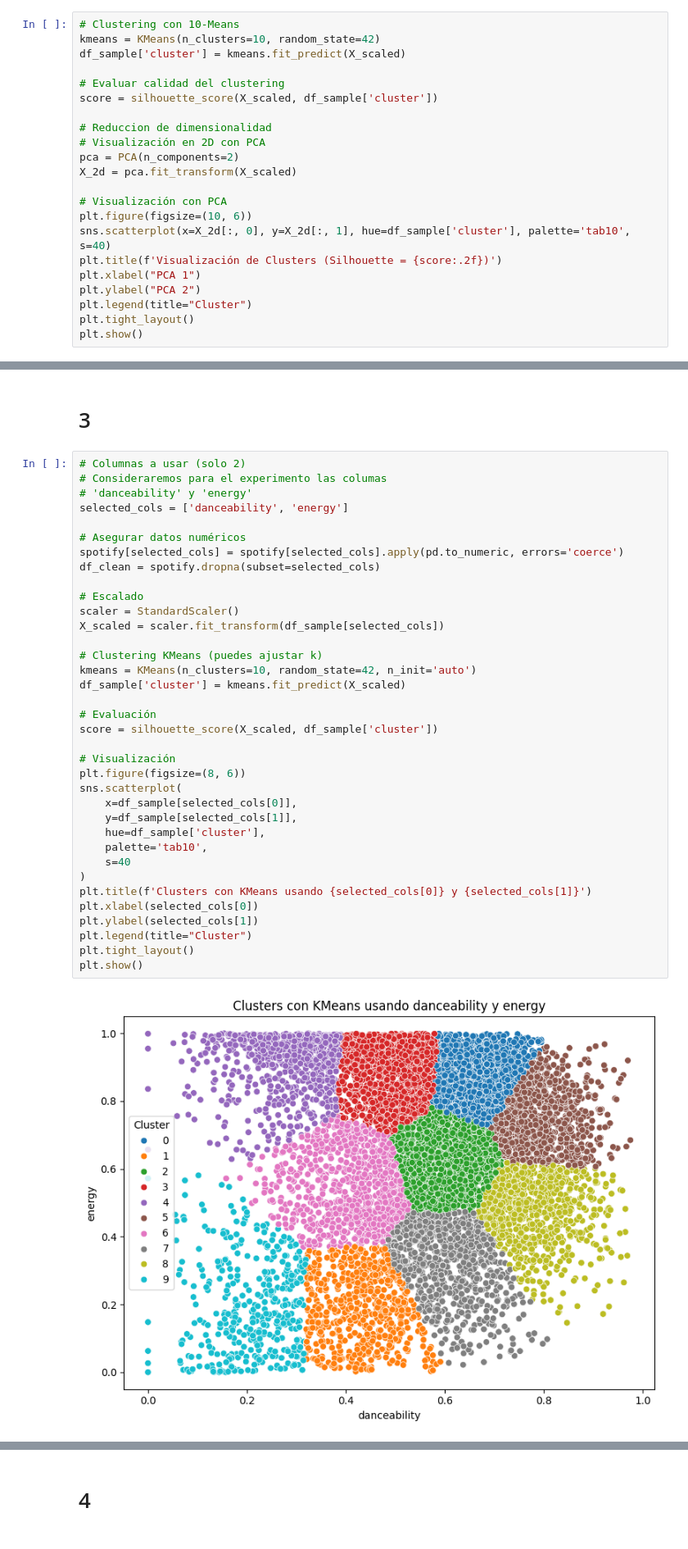
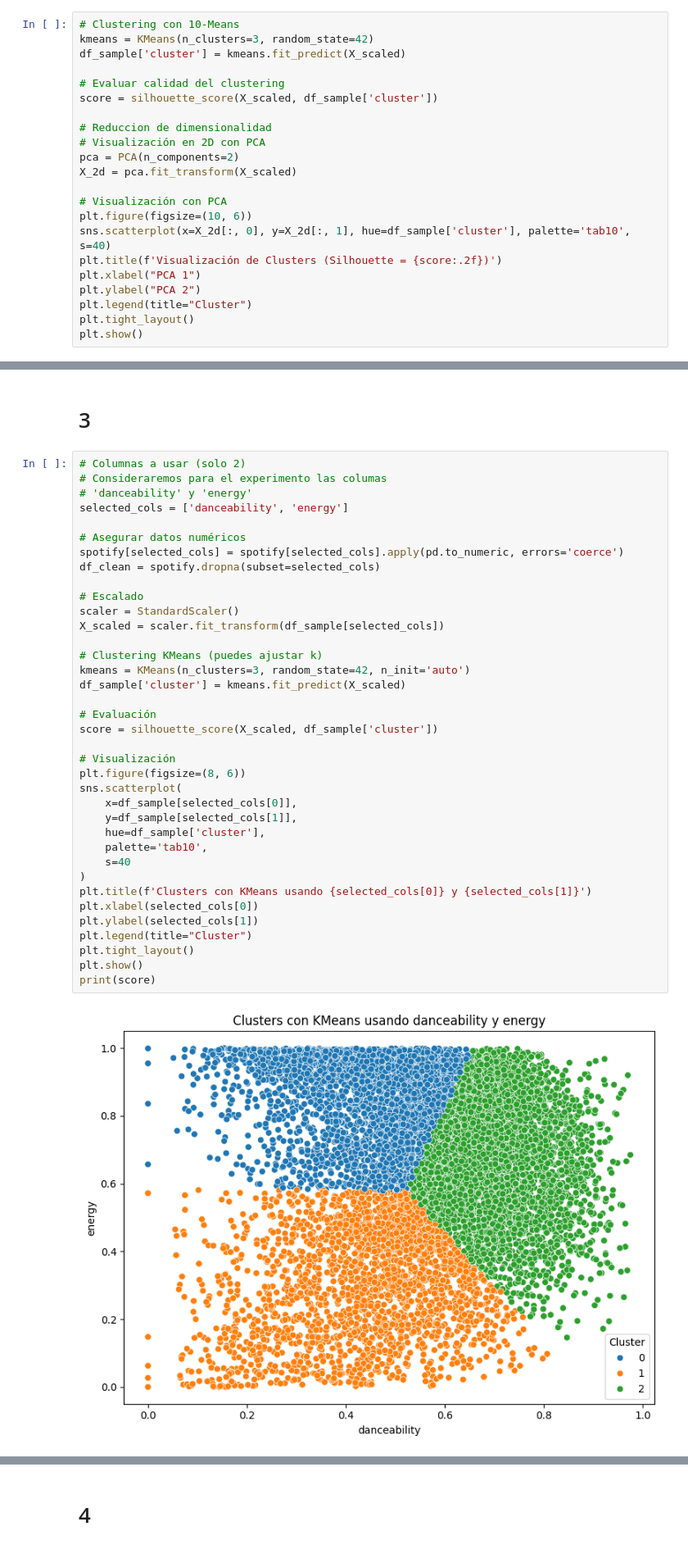
Before and after one commit to astromai/Proyecto-Mineria-de-Datos-CC5205, a Jupyter notebook: notebooks/pregunta_1.ipynb, the cells around one changed output, grey strips where cells are left out. Shown at 82% size. Cells and saved outputs as stored; diff of their text form.

```diff
--- a/notebooks/pregunta_1.ipynb
+++ b/notebooks/pregunta_1.ipynb
@@ -59,7 +59,7 @@ plt.show()
 # 2
 # %%
 # Clustering con 10-Means
-kmeans = KMeans(n_clusters=10, random_state=42)
+kmeans = KMeans(n_clusters=3, random_state=42)
 df_sample['cluster'] = kmeans.fit_predict(X_scaled)
 
 # Evaluar calidad del clustering
@@ -102,32 +120,33 @@ selected_cols = ['danceability', 'energy']
 # Asegurar datos numéricos
 spotify[selected_cols] = spotify[selected_cols].apply(pd.to_numeric, errors='coerce')
 df_clean = spotify.dropna(subset=selected_cols)
 
 # Escalado
 scaler = StandardScaler()
 X_scaled = scaler.fit_transform(df_sample[selected_cols])
 
 # Clustering KMeans (puedes ajustar k)
-kmeans = KMeans(n_clusters=10, random_state=42, n_init='auto')
+kmeans = KMeans(n_clusters=3, random_state=42, n_init='auto')
 df_sample['cluster'] = kmeans.fit_predict(X_scaled)
 
 # Evaluación
 score = silhouette_score(X_scaled, df_sample['cluster'])
 
 # Visualización
 plt.figure(figsize=(8, 6))
 sns.scatterplot(
     x=df_sample[selected_cols[0]],
     y=df_sample[selected_cols[1]],
     hue=df_sample['cluster'],
     palette='tab10',
     s=40
 )
 plt.title(f'Clusters con KMeans usando {selected_cols[0]} y {selected_cols[1]}')
 plt.xlabel(selected_cols[0])
 plt.ylabel(selected_cols[1])
 plt.legend(title="Cluster")
 plt.tight_layout()
 plt.show()
+print(score)
 # %% [output]
-[figure, old version]
+[figure, new version]
```
Also changed, not shown: parts of 4 cells of this notebook, 1 other file.
